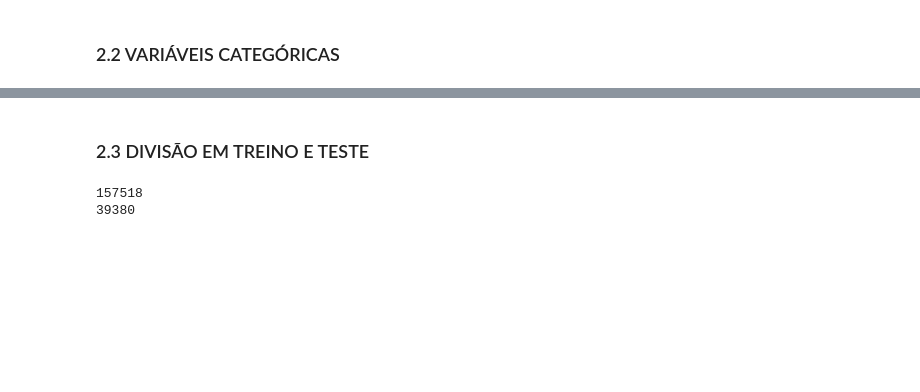
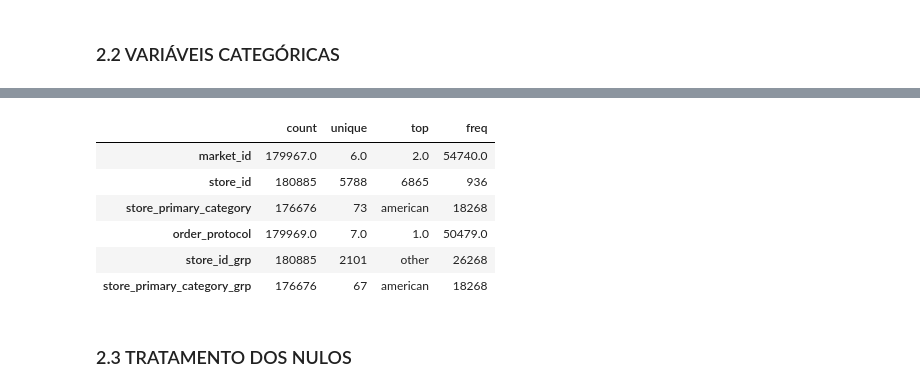
Before and after one commit to samantasobral/ml_flow, a Jupyter notebook: PA_ml_flow.ipynb, the cells around one changed output, grey strips where cells are left out. Drawn from its saved outputs; the diff is of its cells as text; code cells hidden in the pictures; blank space fills up the shorter version.

```diff
--- a/PA_ml_flow.ipynb
+++ b/PA_ml_flow.ipynb
@@ -376,4 +382,2 @@ european        0.000114
 Name: proportion, Length: 67, dtype: float64
 ===================================================
-# %% [markdown]
-### 2.3 DIVISÃO EM TREINO E TESTE
@@ -382,6 +383,0 @@ treino, teste = train_test_split(df2, test_size = 0.2, random_state = 42)
-# %%
-print(treino.shape[0])
-print(teste.shape[0])
-# %% [output]
-157518
-39380
@@ -390,0 +384,12 @@ teste.to_csv('data/raw/teste.csv')
+# %%
+cat_attributes.describe().T
+# %% [output]
+|  | count | unique | top | freq |
+| market_id | 179967.0 | 6.0 | 2.0 | 54740.0 |
+| store_id | 180885 | 5788 | 6865 | 936 |
+| store_primary_category | 176676 | 73 | american | 18268 |
+| order_protocol | 179969.0 | 7.0 | 1.0 | 50479.0 |
+| store_id_grp | 180885 | 2101 | other | 26268 |
+| store_primary_category_grp | 176676 | 67 | american | 18268 |
+# %% [markdown]
+### 2.3 TRATAMENTO DOS NULOS
```
Also changed, not shown: parts of 32 cells of this notebook, 2 other files.
